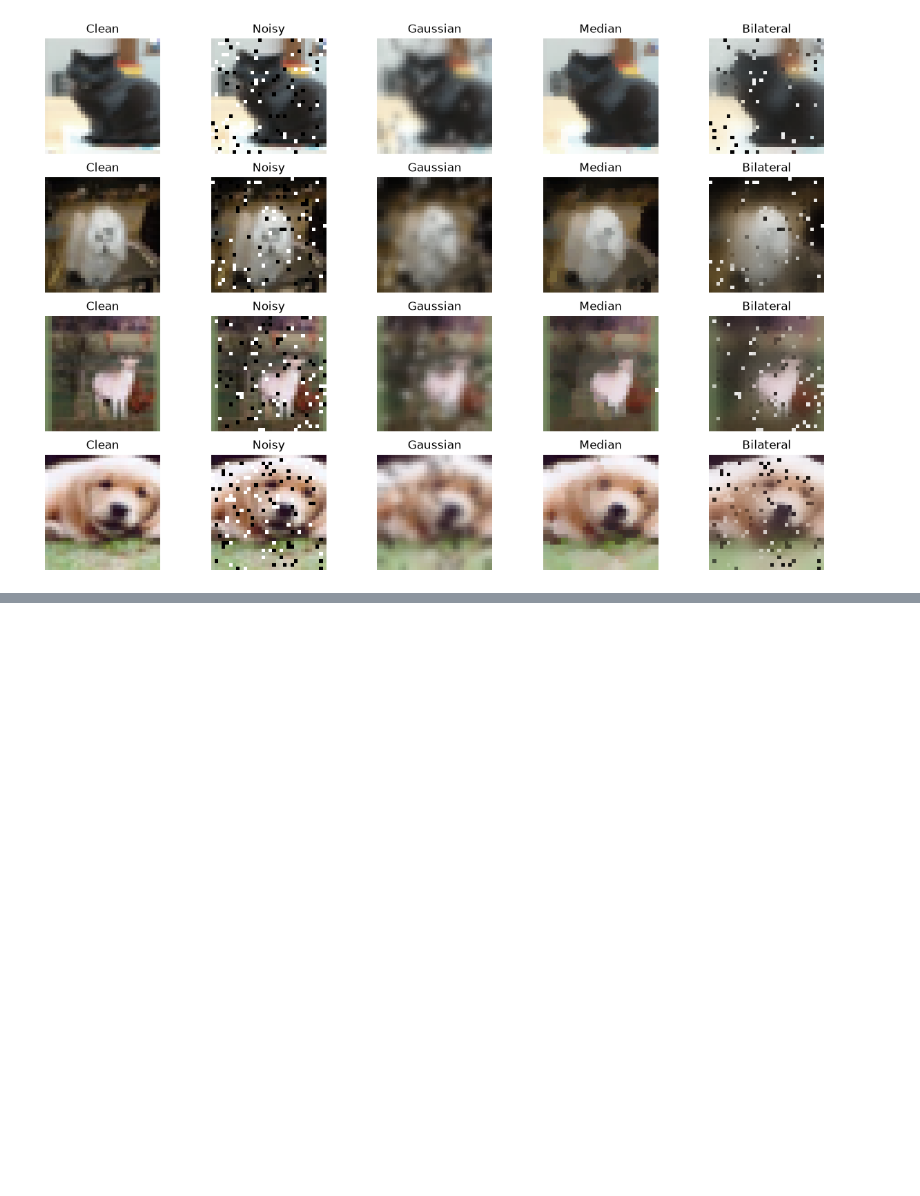
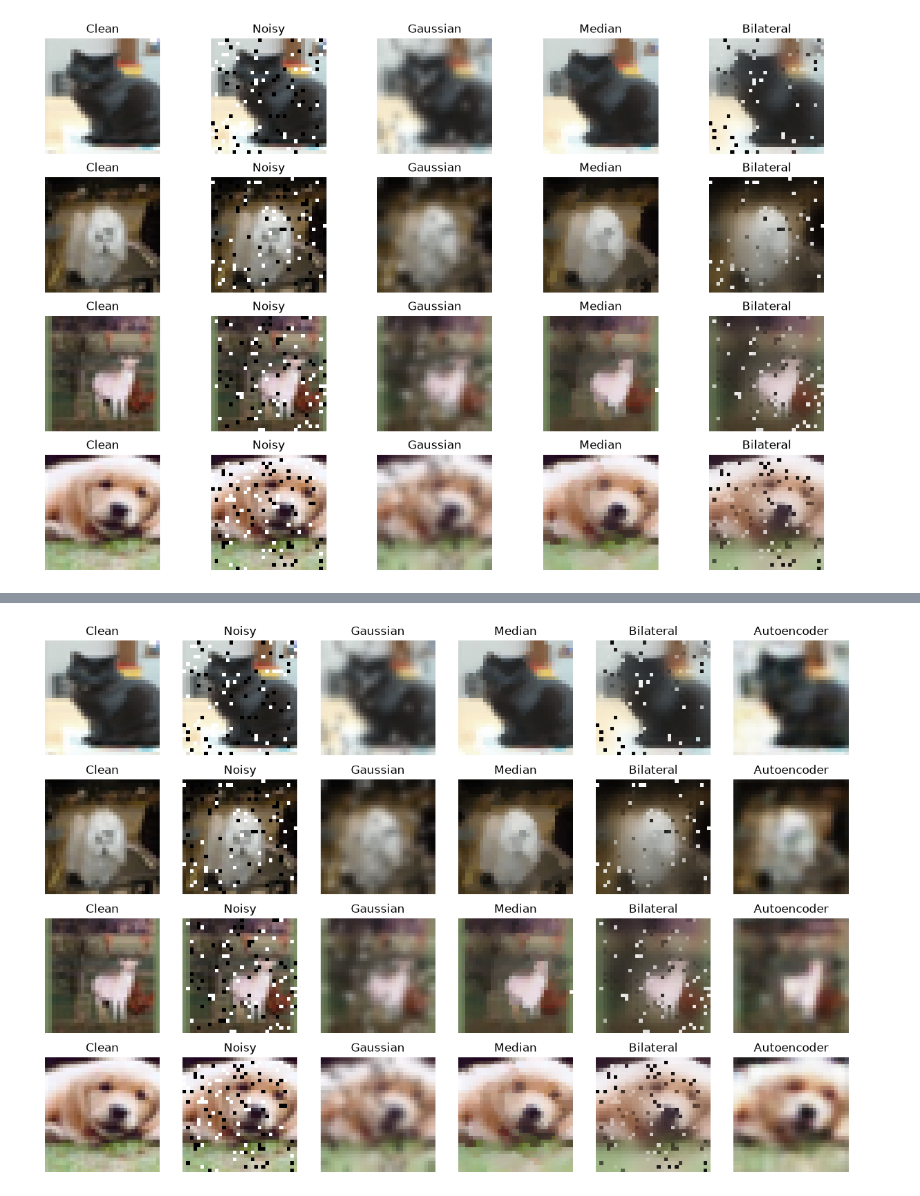
Before and after one commit to aiavorskii/cv-denoising, a Jupyter notebook: Denoising.ipynb, the cells around one changed output, grey strips where cells are left out. Cells and saved outputs as stored; diff of their text form; code cells hidden in the pictures; blank space fills up the shorter version.

```diff
--- a/Denoising.ipynb
+++ b/Denoising.ipynb
@@ -237,0 +388,4 @@ show_baselines(x_test_sp, 'salt_pepper', indices)
+# %%
+show_comparison('salt_pepper', 'results/cifar_salt_pepper.png')
+# %% [output]
+[figure, added]
```
Also changed, not shown: parts of 55 cells of this notebook, 7 other files.
